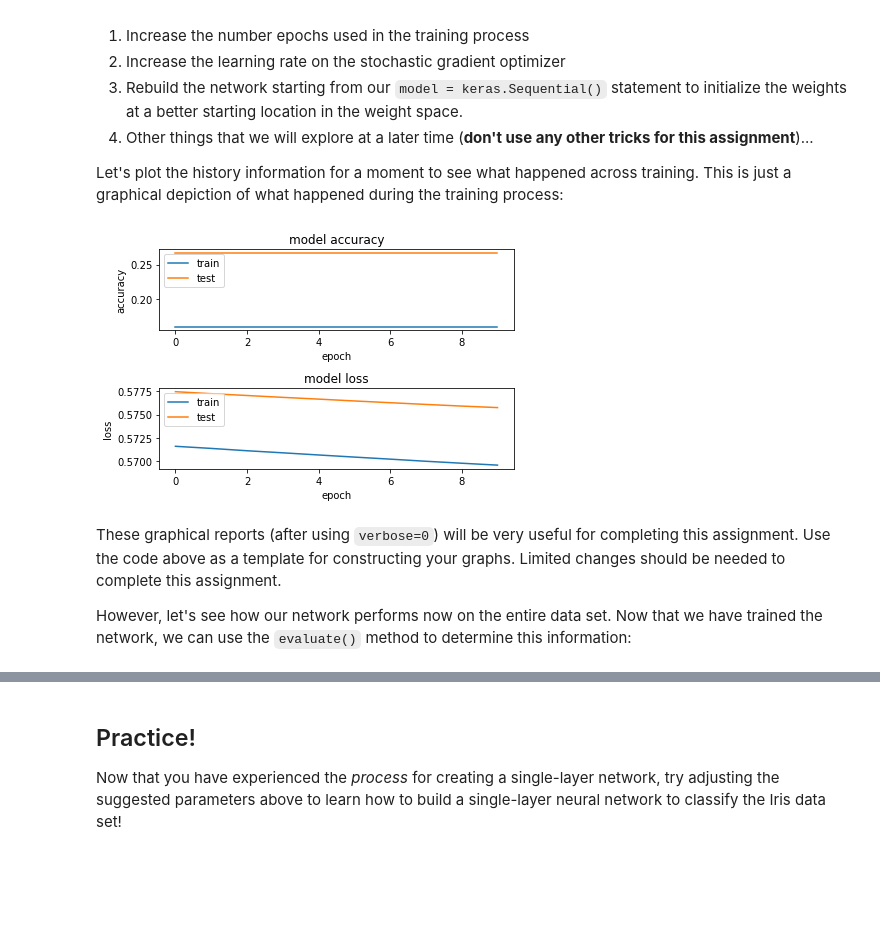
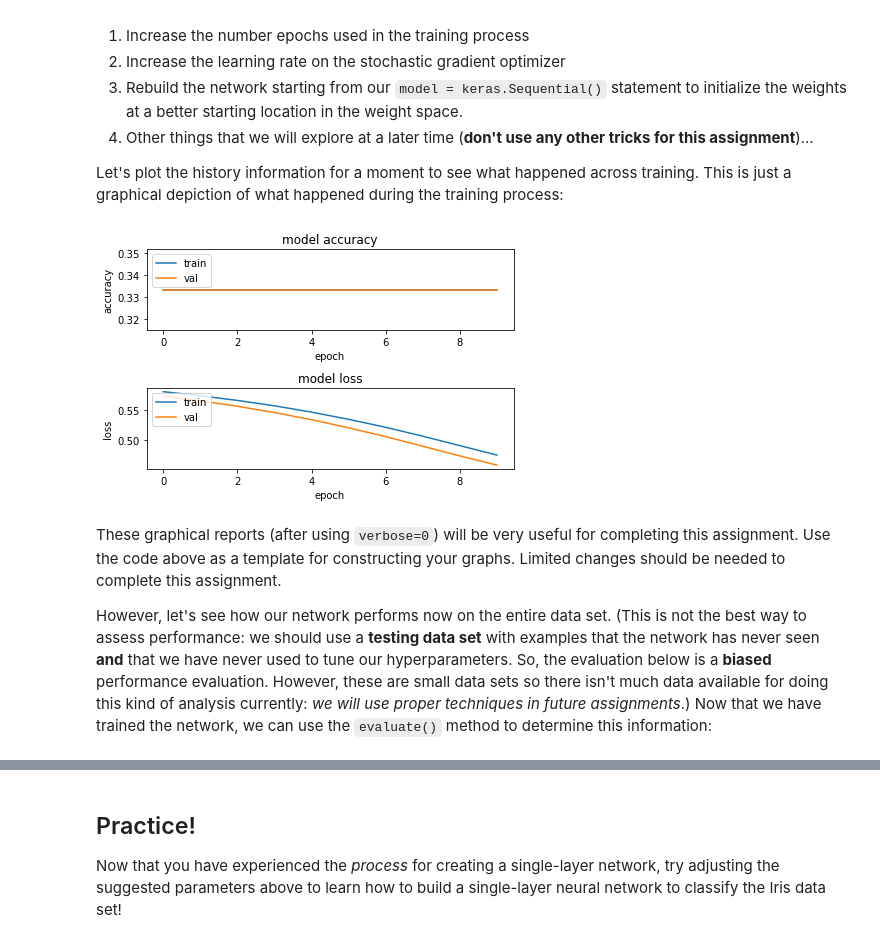
Before and after one commit to CSCI4850/notebook-examples, a Jupyter notebook: Feed-forward Neural Networks/Single Layer Networks.ipynb, the cells around one changed output, grey strips where cells are left out. Cells and saved outputs as stored; diff of their text form; code cells hidden in the pictures; blank space fills up the shorter version.

Commit message:
Single layer example update to TF 2.4.1

```diff
--- a/Feed-forward Neural Networks/Single Layer Networks.ipynb
+++ b/Feed-forward Neural Networks/Single Layer Networks.ipynb
@@ -19,7 +19,8 @@ import numpy as np
 # %%
 # Load the Iris data set
 # Note the header=None option...
-data = np.array(pandas.read_table("https://www.cs.mtsu.edu/~jphillips/courses/CSCI4850-5850/public/iris-data.txt",
-                                  delim_whitespace=True,
-                                  header=None))
+data = np.array(pandas.read_table(
+    "https://www.cs.mtsu.edu/~jphillips/courses/CSCI4850-5850/public/iris-data.txt",
+    delim_whitespace=True,
+    header=None))
 # %% [markdown]
@@ -181,7 +197,7 @@ However, the model isn't quite ready to go. At this point, `model` contains only
 # %%
 # Prep the model for -learning-
 model.compile(loss=keras.losses.mse,
-              optimizer=keras.optimizers.SGD(lr=0.001),
+              optimizer=keras.optimizers.SGD(lr=0.01),
               metrics=['accuracy'])
 # %% [markdown]
 Remember, learning requires some method for specifying how to update the weights via experience with the training data.
@@ -206,0 +391,3 @@ A python list is returned: the first element contains the 4x3 weight matrix, and
+# %%
+history = model.fit(X[0:1],Y[0:1],batch_size=1,epochs=1,verbose=0)
+model.get_weights()
@@ -257,37 +454,37 @@ Let's plot the history information for a moment to see what happened across trai
 # %%
 import matplotlib.pyplot as plt
 %matplotlib inline
 
 plt.figure(1)
 
 # summarize history for accuracy
 
 plt.subplot(211)
 plt.plot(history.history['accuracy'])
 plt.plot(history.history['val_accuracy'])
 plt.title('model accuracy')
 plt.ylabel('accuracy')
 plt.xlabel('epoch')
-plt.legend(['train', 'test'], loc='upper left')
+plt.legend(['train', 'val'], loc='upper left')
 
 # summarize history for loss
 
 plt.subplot(212)
 plt.plot(history.history['loss'])
 plt.plot(history.history['val_loss'])
 plt.title('model loss')
 plt.ylabel('loss')
 plt.xlabel('epoch')
-plt.legend(['train', 'test'], loc='upper left')
+plt.legend(['train', 'val'], loc='upper left')
 
 plt.tight_layout()
 plt.show()
 # %% [output]
-[figure, old version]
+[figure, new version]
 # %% [markdown]
 These graphical reports (after using `verbose=0`) will be very useful for completing this assignment. Use the code above as a template for constructing your graphs. Limited changes should be needed to complete this assignment.
 
-However, let's see how our network performs now on the entire data set. Now that we have trained the network, we can use the `evaluate()` method to determine this information:
+However, let's see how our network performs now on the entire data set. (This is not the best way to assess performance: we should use a **testing data set** with examples that the network has never seen **and** that we have never used to tune our hyperparameters. So, the evaluation below is a **biased** performance evaluation. However, these are small data sets so there isn't much data available for doing this kind of analysis currently: *we will use proper techniques in future assignments*.) Now that we have trained the network, we can use the `evaluate()` method to determine this information:
 # %%
 score = model.evaluate(X, Y, verbose=1)
 print('Test loss:', score[0])
```
Also changed, not shown: parts of 50 cells of this notebook, 2 other files.
